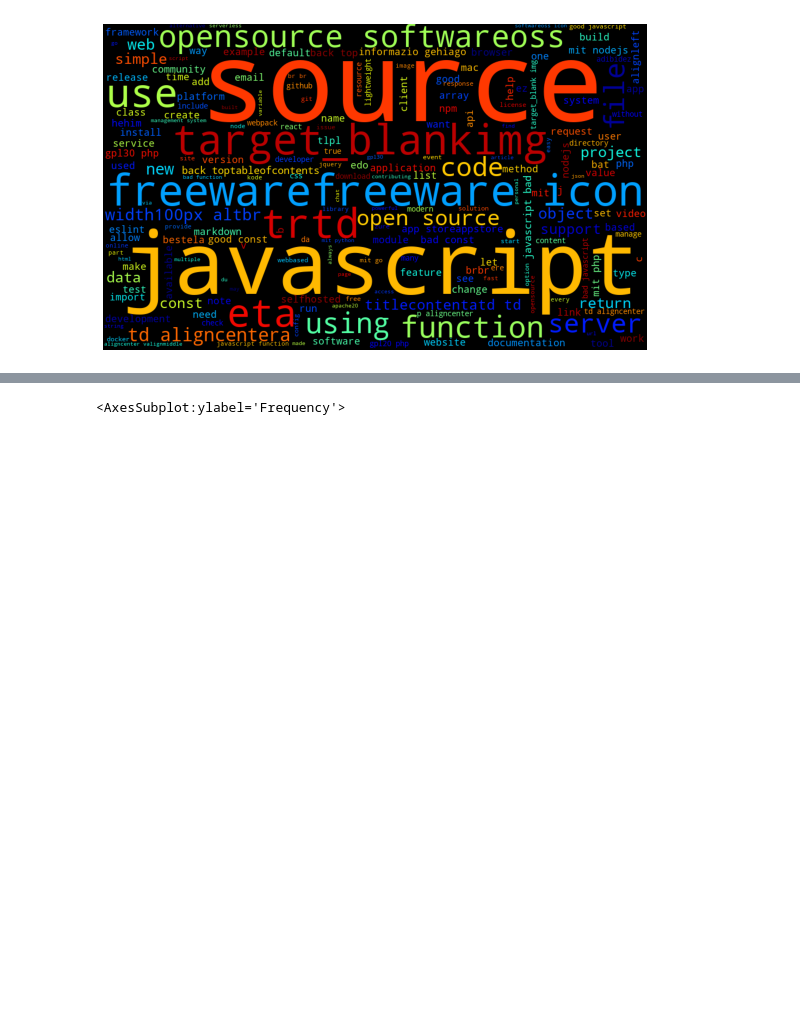
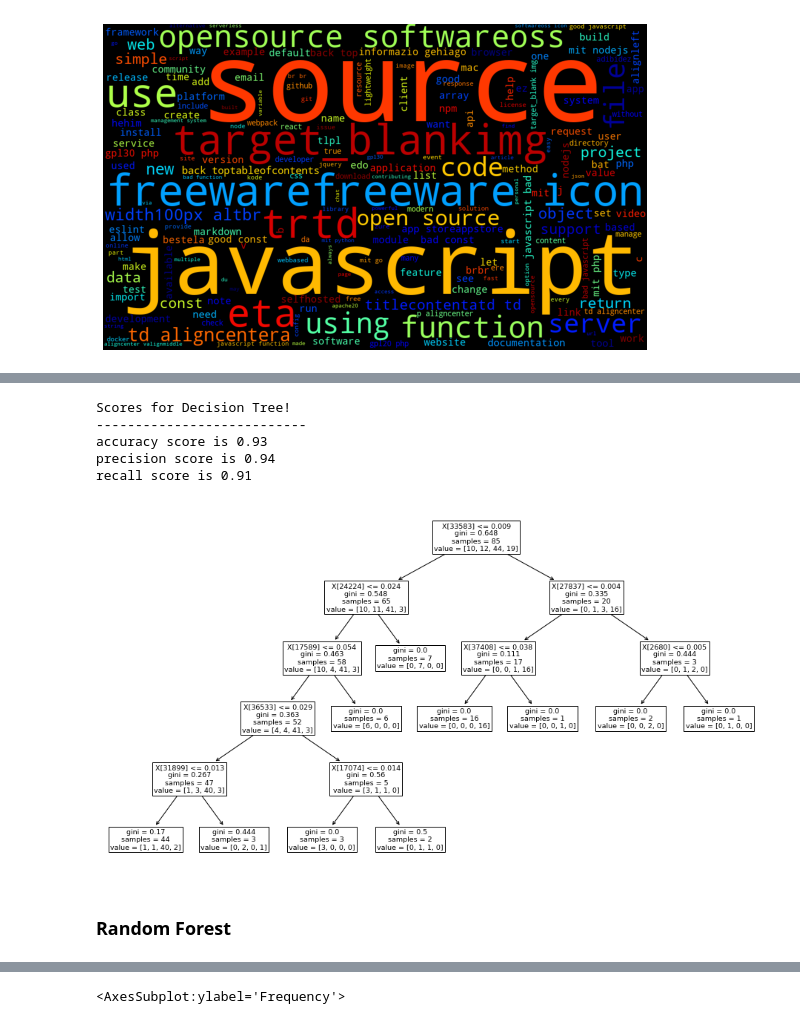
Before and after one commit to Vu-Luna-McCrosky-NLP-Project/NLP_Project_Predicting_Readme_s, a Jupyter notebook: anna_scratchpad.ipynb, the cells around one changed output, grey strips where cells are left out. Drawn from its saved outputs; the diff is of its cells as text; code cells hidden in the pictures; blank space fills up the shorter version.

```diff
--- a/anna_scratchpad.ipynb
+++ b/anna_scratchpad.ipynb
@@ -265,0 +404,18 @@ df
+# %%
+tfidf = TfidfVectorizer()
+X = tfidf.fit_transform(df.clean)
+y = df.language
+
+X_train, X_test, y_train, y_test = train_test_split(X, y, test_size=.2, random_state=12, stratify = y)
+
+tree = DecisionTreeClassifier(max_depth=5)
+tree.fit(X_train, y_train)
+
+tree.score(X_train, y_train)
+
+train = pd.DataFrame(dict(actual=y_train))
+test = pd.DataFrame(dict(actual=y_test))
+
+
+train['predicted'] = tree.predict(X_train)
+test['predicted'] = tree.predict(X_test)
@@ -265,0 +450,23 @@ df
+# %%
+#decision tree scores
+tree_precision = round(sklearn.metrics.precision_score(y_train, train.predicted, average='macro'),2)
+tree_recall = round(sklearn.metrics.recall_score(y_train, train.predicted, average='macro'),2)
+print('Scores for Decision Tree!')
+print('---------------------------')
+print(f'accuracy score is {round(sklearn.metrics.accuracy_score(y_train, train.predicted),2)}')
+print(f'precision score is {tree_precision}')
+print(f'recall score is {tree_recall}')
+# %% [output]
+Scores for Decision Tree!
+---------------------------
+accuracy score is 0.93
+precision score is 0.94
+recall score is 0.91
+# %%
+plt.figure(figsize=(16,9))
+plot_tree(tree)
+plt.show()
+# %% [output]
+[figure, added]
+# %% [markdown]
+### Random Forest
```
Also changed, not shown: parts of 41 cells of this notebook.
